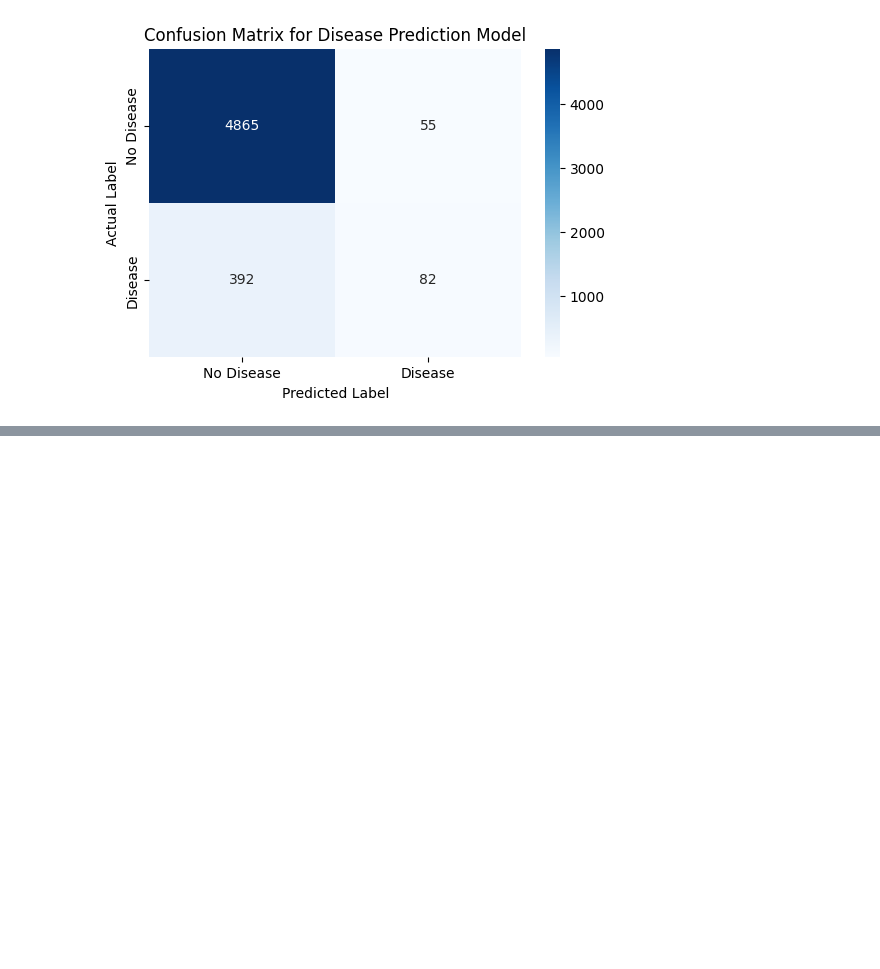
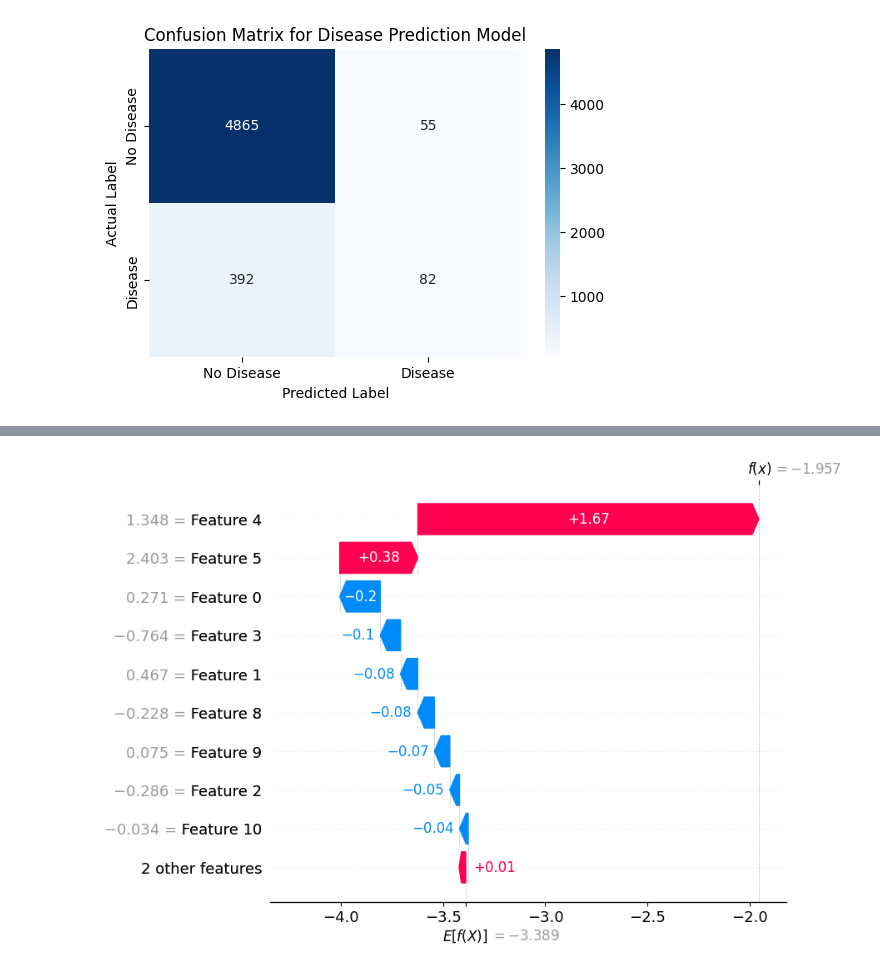
Before and after one commit to ShubhamVermaDev9/ML-projects, a Jupyter notebook: Anemia.ipynb, the cells around one changed output, grey strips where cells are left out. Cells and saved outputs as stored; diff of their text form; code cells hidden in the pictures; blank space fills up the shorter version.

```diff
--- a/Anemia.ipynb
+++ b/Anemia.ipynb
@@ -242,0 +274,4 @@ plt.show()
+# %%
+shap.plots.waterfall(shap_values[0])
+# %% [output]
+[figure, added]
```
Also changed, not shown: parts of 7 cells of this notebook.
